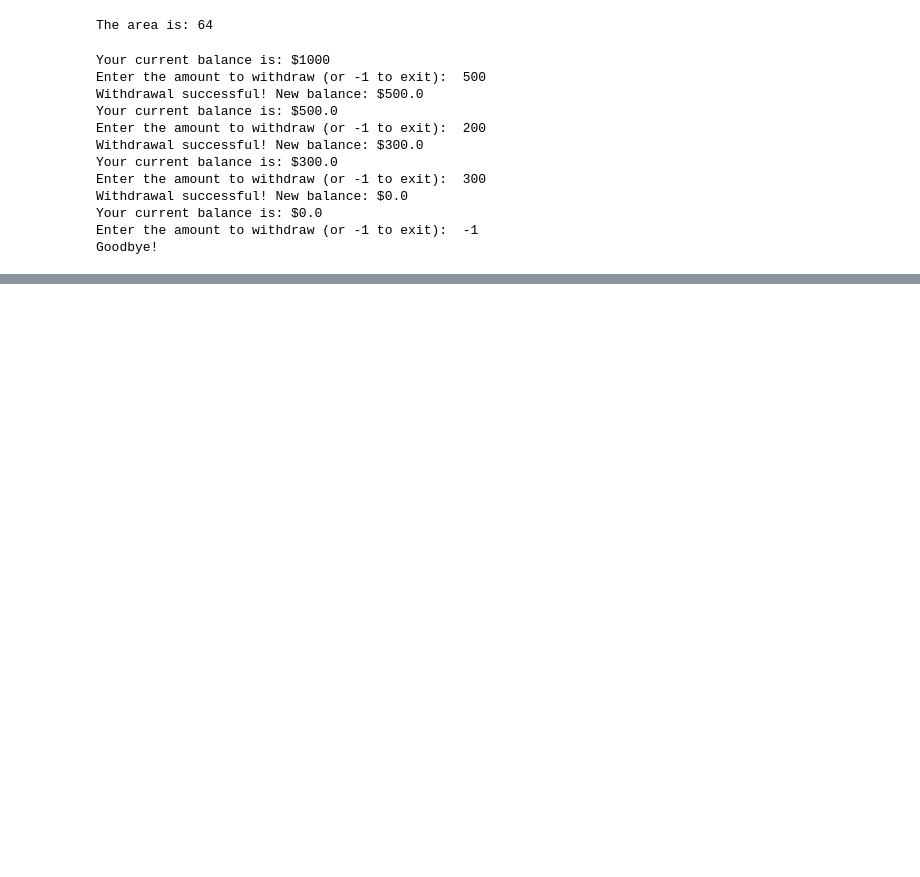
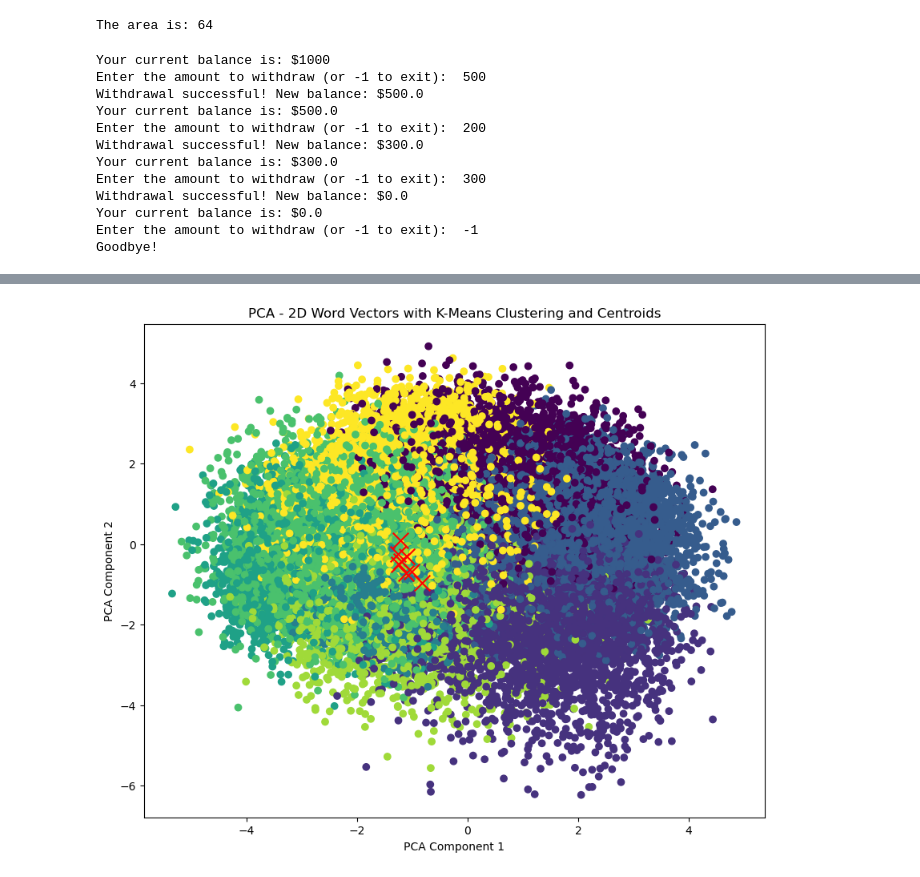
Before and after one commit to oscarhernandezmartinez/AI_WORKSHOP, a Jupyter notebook: Untitled.ipynb, the cells around one changed output, grey strips where cells are left out. Saved outputs shown, nothing was run; the diff lists cells and outputs as text; code cells hidden in the pictures; blank space fills up the shorter version.

```diff
--- a/Untitled.ipynb
+++ b/Untitled.ipynb
@@ -353,0 +372,2 @@ Goodbye!
+# %%
+emr_data2=emr_data2.rename(columns={"System Id":"System"})
@@ -353,0 +394,7 @@ Goodbye!
+# %%
+import spacy
+nlp = spacy.load("en_core_web_sm")
+
+# Procesar cada texto en la columna del DataFrame
+emr_data2['processed'] = emr_data2['SKU'].apply(lambda x: nlp(x))
+print(emr_data2['processed'])
@@ -353,0 +403,4 @@ Goodbye!
+# %%
+# Extraer vectores
+emr_data2['vector'] = emr_data2['processed'].apply(lambda doc: doc.vector)
+print(emr_data2['vector'])
@@ -353,0 +436,24 @@ Goodbye!
+# %%
+from sklearn.decomposition import PCA
+from sklearn.cluster import KMeans
+import matplotlib.pyplot as plt
+
+# Apply PCA to reduce to 2 components for visualization
+pca = PCA(n_components=2)
+reduced_vectors = pca.fit_transform(emr_data2['vector'].tolist())
+
+# Apply K-Means clustering
+kmeans = KMeans(n_clusters=8, random_state=42)
+emr_data2['cluster'] = kmeans.fit_predict(emr_data2['vector'].tolist())
+centers = kmeans.cluster_centers_
+
+# Plot clusters with centroids
+plt.figure(figsize=(10, 8))
+plt.scatter(reduced_vectors[:, 0], reduced_vectors[:, 1], c=emr_data2['cluster'], cmap='viridis', marker='o')
+plt.scatter(centers[:, 0], centers[:, 1], c='red', marker='x', s=200)
+plt.title('PCA - 2D Word Vectors with K-Means Clustering and Centroids')
+plt.xlabel('PCA Component 1')
+plt.ylabel('PCA Component 2')
+plt.show()
+# %% [output]
+[figure, added]
```
Also changed, not shown: parts of 16 cells of this notebook.
